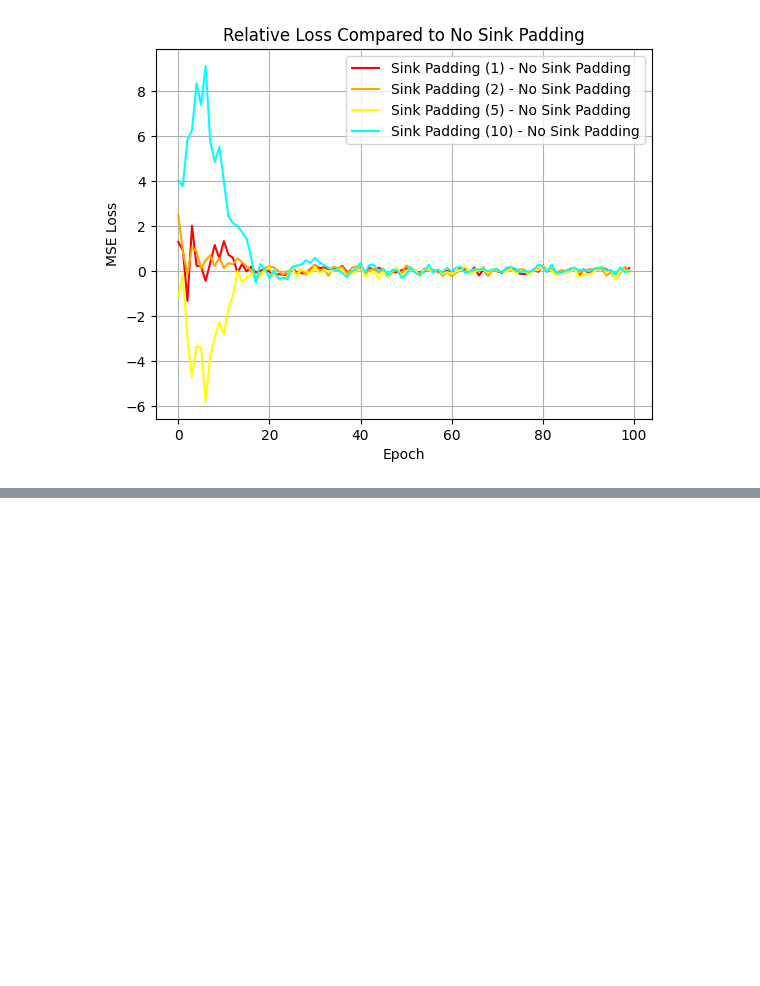
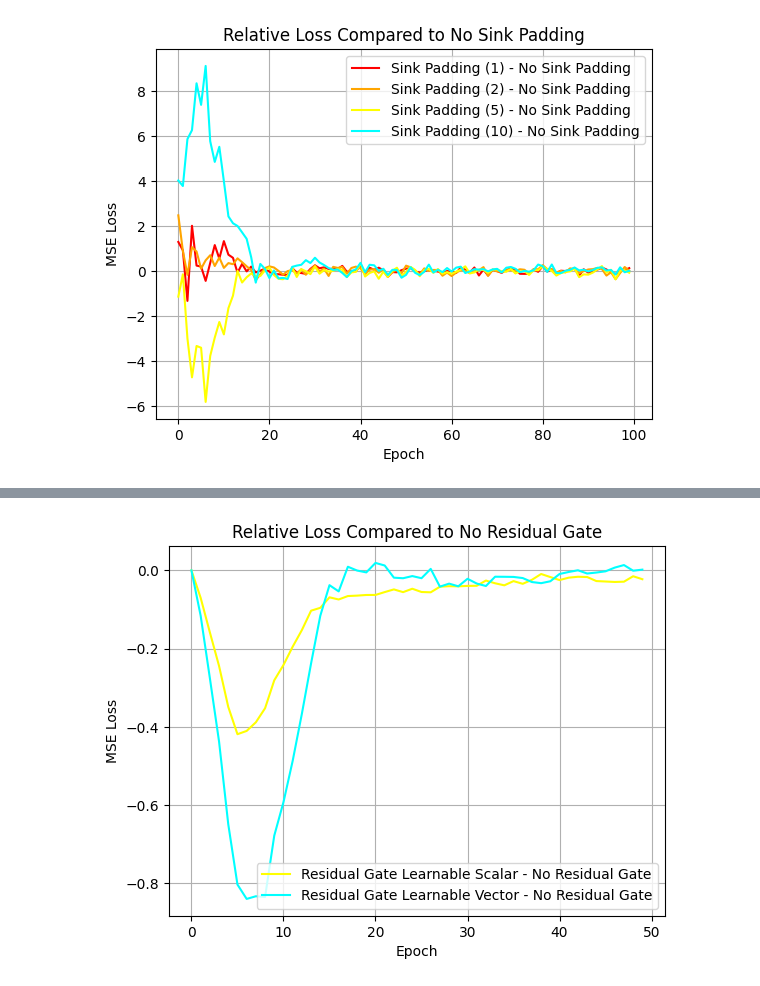
Before and after one commit to Bruce-lhq/looped-transformer-ablation-lab, a Jupyter notebook: Looped_Transformer.ipynb, the cells around one changed output, grey strips where cells are left out. Saved outputs shown, nothing was run; the diff lists cells and outputs as text; code cells hidden in the pictures; blank space fills up the shorter version.

```diff
--- a/Looped_Transformer.ipynb
+++ b/Looped_Transformer.ipynb
@@ -964,0 +1050,11 @@ plt.show()
+# %%
+plt.plot(list(map(sub, experiment_with_residual_gate_learnable_scalar.loss_history, experiment_no_residual_gate.loss_history)), label='Residual Gate Learnable Scalar - No Residual Gate', color='yellow')
+plt.plot(list(map(sub, experiment_with_residual_gate_learnable_vector.loss_history, experiment_no_residual_gate.loss_history)), label='Residual Gate Learnable Vector - No Residual Gate', color='cyan')
+plt.xlabel('Epoch')
+plt.ylabel('MSE Loss')
+plt.title('Relative Loss Compared to No Residual Gate')
+plt.grid()
+plt.legend()
+plt.show()
+# %% [output]
+[figure, added]
```
Also changed, not shown: parts of 30 cells of this notebook, 2 other files.
